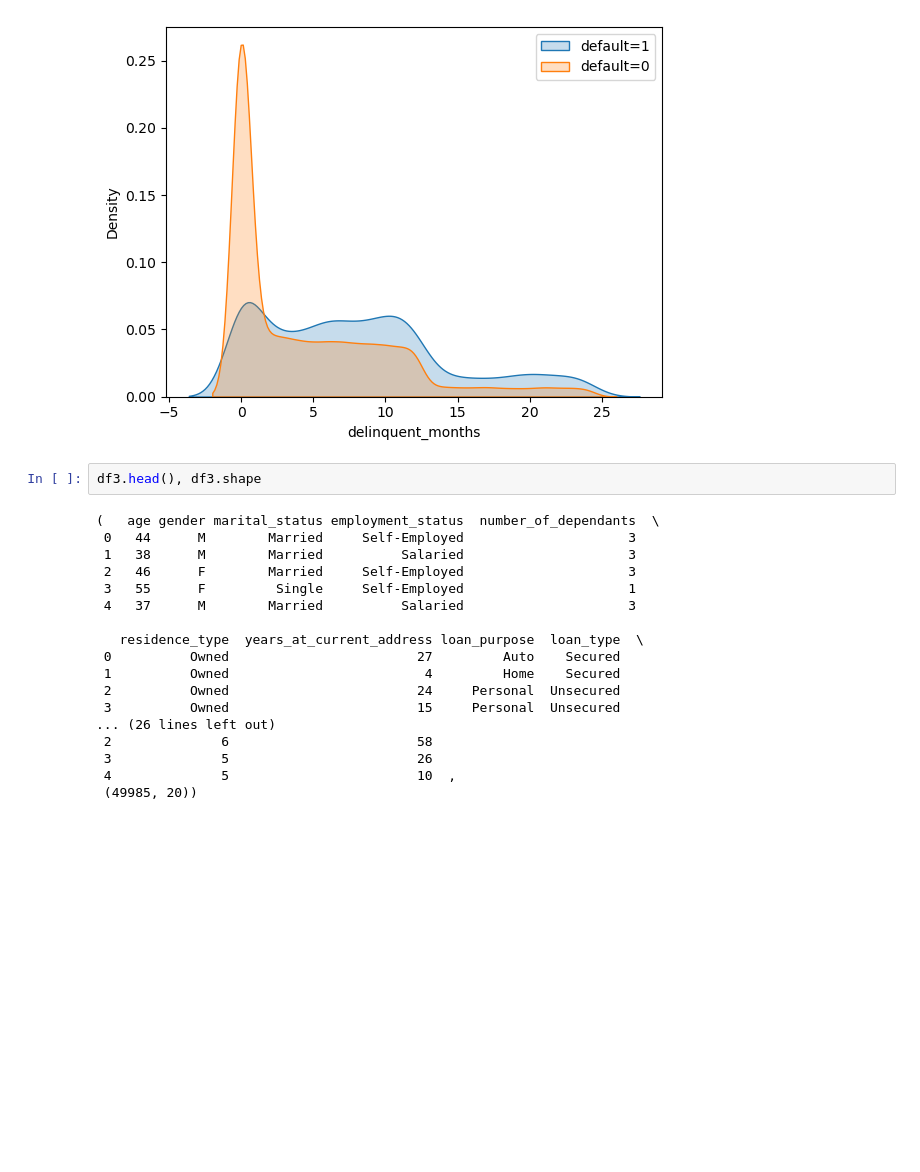
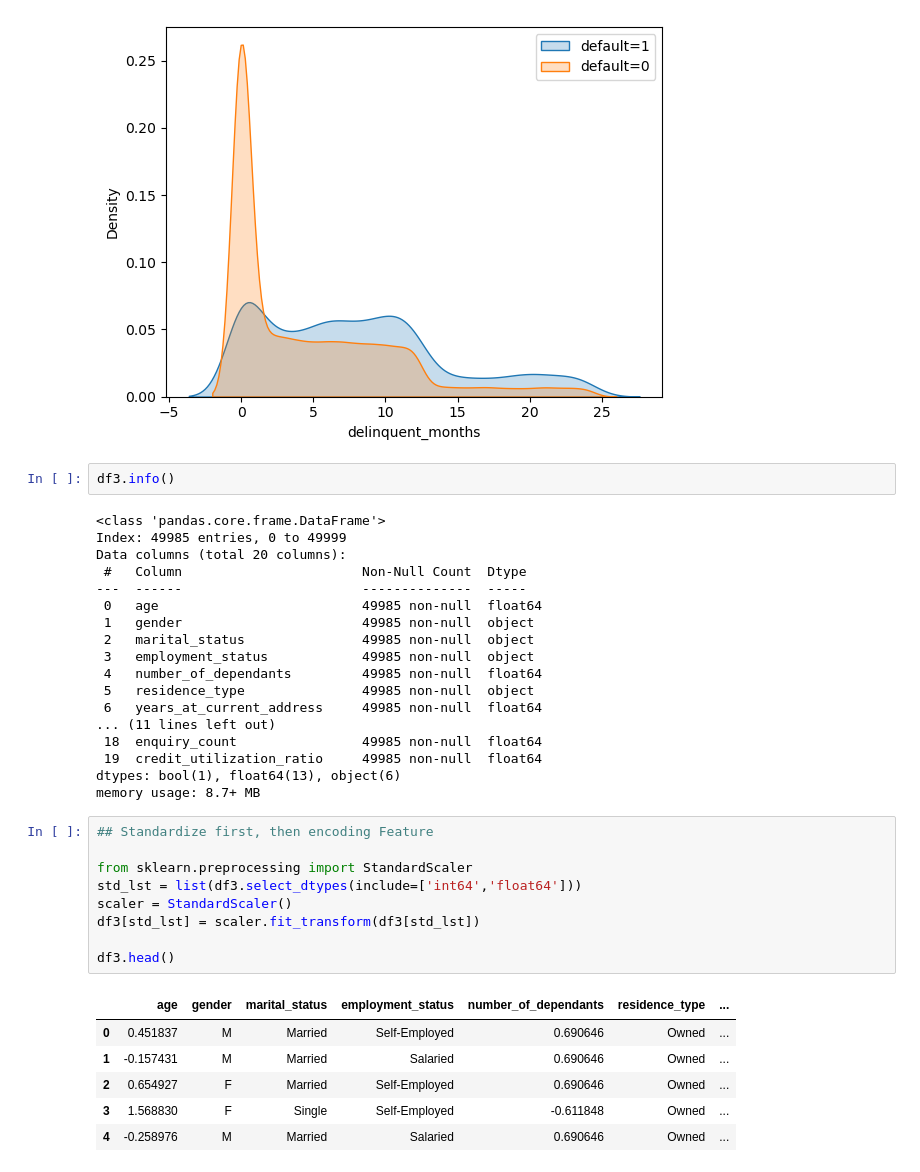
Before and after one commit to JY6299/CR_Modeling_2, a Jupyter notebook: CR_ML_Modeling.ipynb, the cells around one changed output. Drawn from its saved outputs; the diff is of its cells as text; blank space fills up the shorter version.

```diff
--- a/CR_ML_Modeling.ipynb
+++ b/CR_ML_Modeling.ipynb
@@ -373,24 +373,40 @@ plt.legend()
 <matplotlib.legend.Legend at 0x...>
 [figure]
 # %%
-df3.head(), df3.shape
+df3.info()
 # %% [output]
-(   age gender marital_status employment_status  number_of_dependants  \
- 0   44      M        Married     Self-Employed                     3
- 1   38      M        Married          Salaried                     3
- 2   46      F        Married     Self-Employed                     3
- 3   55      F         Single     Self-Employed                     1
- 4   37      M        Married          Salaried                     3
-
-   residence_type  years_at_current_address loan_purpose  loan_type  \
- 0          Owned                        27         Auto    Secured
- 1          Owned                         4         Home    Secured
- 2          Owned                        24     Personal  Unsecured
- 3          Owned                        15     Personal  Unsecured
-... (26 lines left out)
- 2              6                        58
- 3              5                        26
- 4              5                        10  ,
- (49985, 20))
+<class 'pandas.core.frame.DataFrame'>
+Index: 49985 entries, 0 to 49999
+Data columns (total 20 columns):
+ #   Column                       Non-Null Count  Dtype
+---  ------                       --------------  -----
+ 0   age                          49985 non-null  float64
+ 1   gender                       49985 non-null  object
+ 2   marital_status               49985 non-null  object
+ 3   employment_status            49985 non-null  object
+ 4   number_of_dependants         49985 non-null  float64
+ 5   residence_type               49985 non-null  object
+ 6   years_at_current_address     49985 non-null  float64
+... (11 lines left out)
+ 18  enquiry_count                49985 non-null  float64
+ 19  credit_utilization_ratio     49985 non-null  float64
+dtypes: bool(1), float64(13), object(6)
+memory usage: 8.7+ MB
+# %%
+## Standardize first, then encoding Feature
+
+from sklearn.preprocessing import StandardScaler
+std_lst = list(df3.select_dtypes(include=['int64','float64']))
+scaler = StandardScaler()
+df3[std_lst] = scaler.fit_transform(df3[std_lst])
+
+df3.head()
+# %% [output]
+|  | age | gender | marital_status | employment_status | number_of_dependants | residence_type | ... |
+| 0 | 0.451837 | M | Married | Self-Employed | 0.690646 | Owned | ... |
+| 1 | -0.157431 | M | Married | Salaried | 0.690646 | Owned | ... |
+| 2 | 0.654927 | F | Married | Self-Employed | 0.690646 | Owned | ... |
+| 3 | 1.568830 | F | Single | Self-Employed | -0.611848 | Owned | ... |
+| 4 | -0.258976 | M | Married | Salaried | 0.690646 | Owned | ... |
 # %%
 ## Data clean finished, Feature Engineering now, encoded char_var now
```
Also changed, not shown: parts of 7 cells of this notebook.
